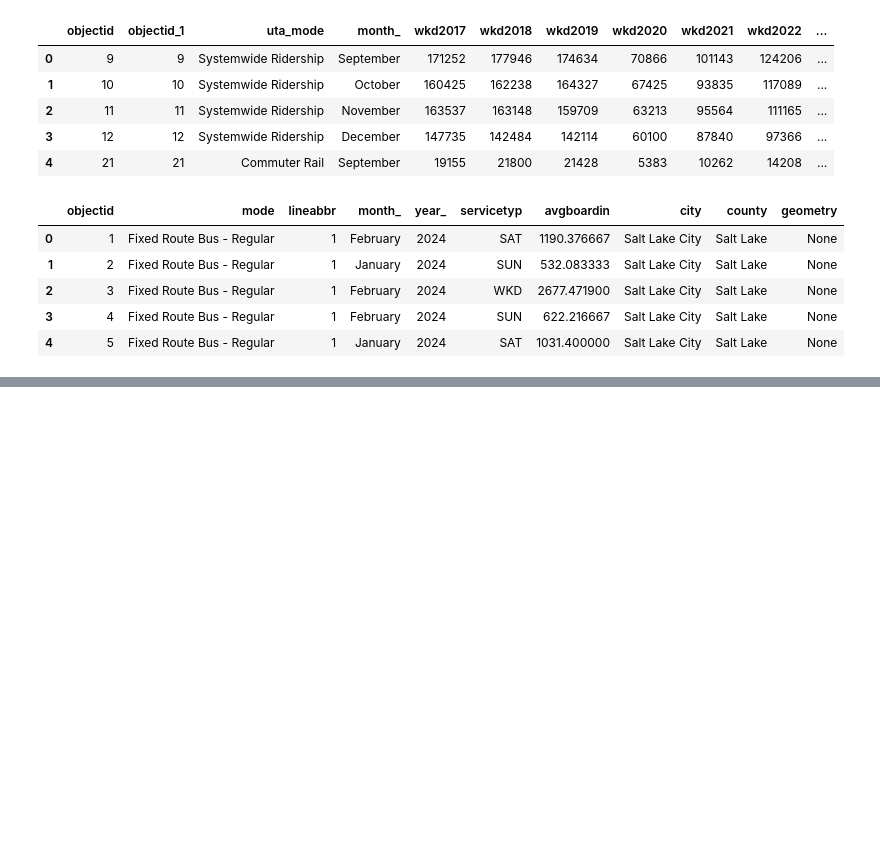
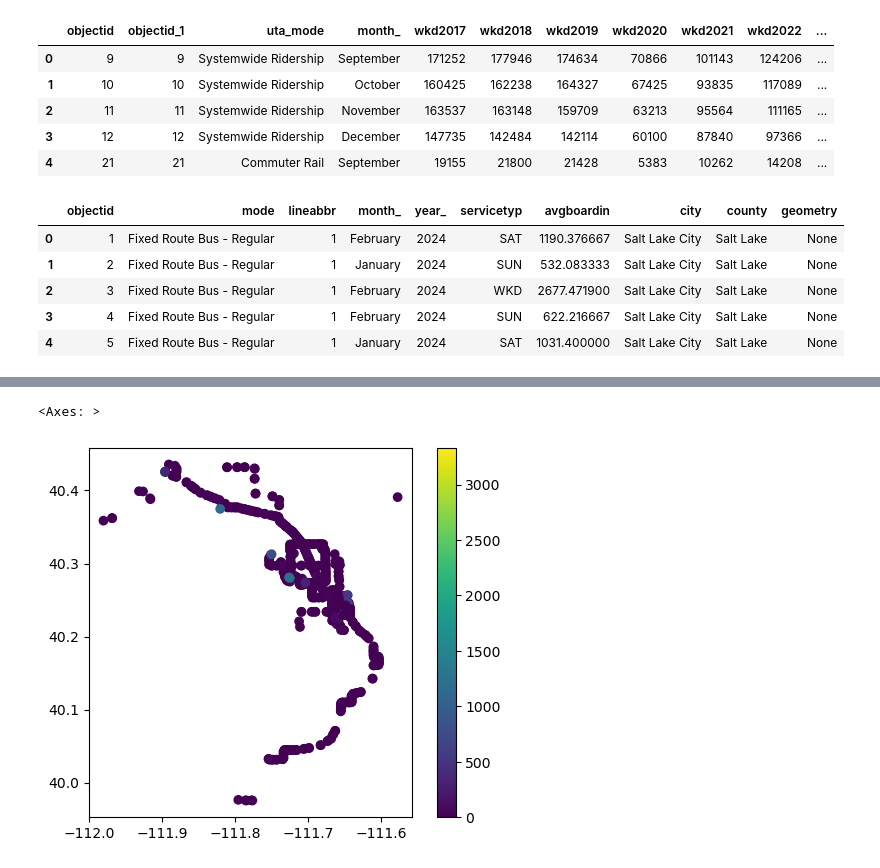
Before and after one commit to vanslykeaudio/Portfolio, a Jupyter notebook: UTA_Projects/Project_1/Project1_DataCleaning.ipynb, the cells around one changed output, grey strips where cells are left out. Saved outputs shown, nothing was run; the diff lists cells and outputs as text; code cells hidden in the pictures; blank space fills up the shorter version.

```diff
--- a/UTA_Projects/Project_1/Project1_DataCleaning.ipynb
+++ b/UTA_Projects/Project_1/Project1_DataCleaning.ipynb
@@ -386 +381,8 @@ UTA_Routes_and_Most_Recent_Ridership_Map.plot()
+# %%
+UTA_Stops_and_Most_Recent_Ridership_Map['TotalBoardAlight'] = UTA_Stops_and_Most_Recent_Ridership_Map[['avgboard', 'avgalight']].sum(axis=1)
+
+UTA_Stops_and_Most_Recent_Ridership_Map.loc[UTA_Stops_and_Most_Recent_Ridership_Map['TotalBoardAlight'] == 0, 'Category'] = 'Unused'
+UTA_Stops_and_Most_Recent_Ridership_Map.loc[UTA_Stops_and_Most_Recent_Ridership_Map['TotalBoardAlight'] > 0, 'Category'] = 'Not Busy'
+UTA_Stops_and_Most_Recent_Ridership_Map.loc[UTA_Stops_and_Most_Recent_Ridership_Map['TotalBoardAlight'] > 10, 'Category'] = 'Busy'
+UTA_Stops_and_Most_Recent_Ridership_Map.loc[UTA_Stops_and_Most_Recent_Ridership_Map['TotalBoardAlight'] > 25, 'Category'] = 'Very Busy'
 # %%
@@ -390,0 +404,7 @@ UTA_Stops_and_Most_Recent_Ridership_Map.plot()
+# %%
+UTA_Stops_and_Most_Recent_Ridership_Map[UTA_Stops_and_Most_Recent_Ridership_Map['county'] == 'Utah'].plot(#cmap = 'hsv',
+                                             column = 'TotalBoardAlight',
+                                             legend = True,)
+# %% [output]
+<Axes: >
+[figure, added]
```
Also changed, not shown: parts of 4 cells of this notebook.
